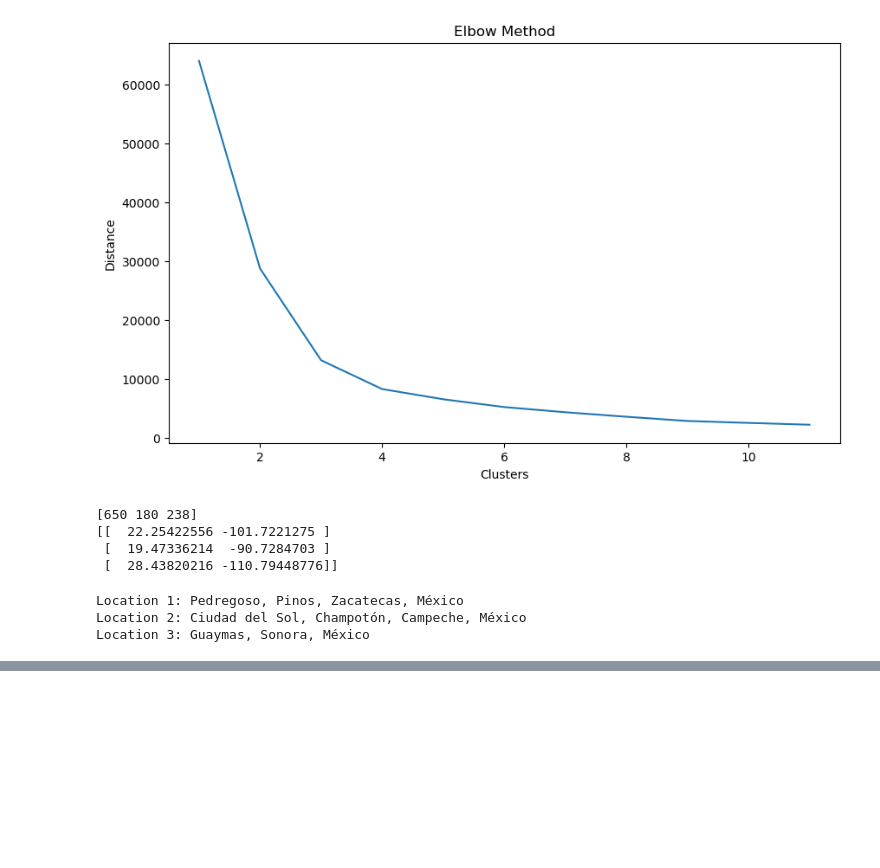
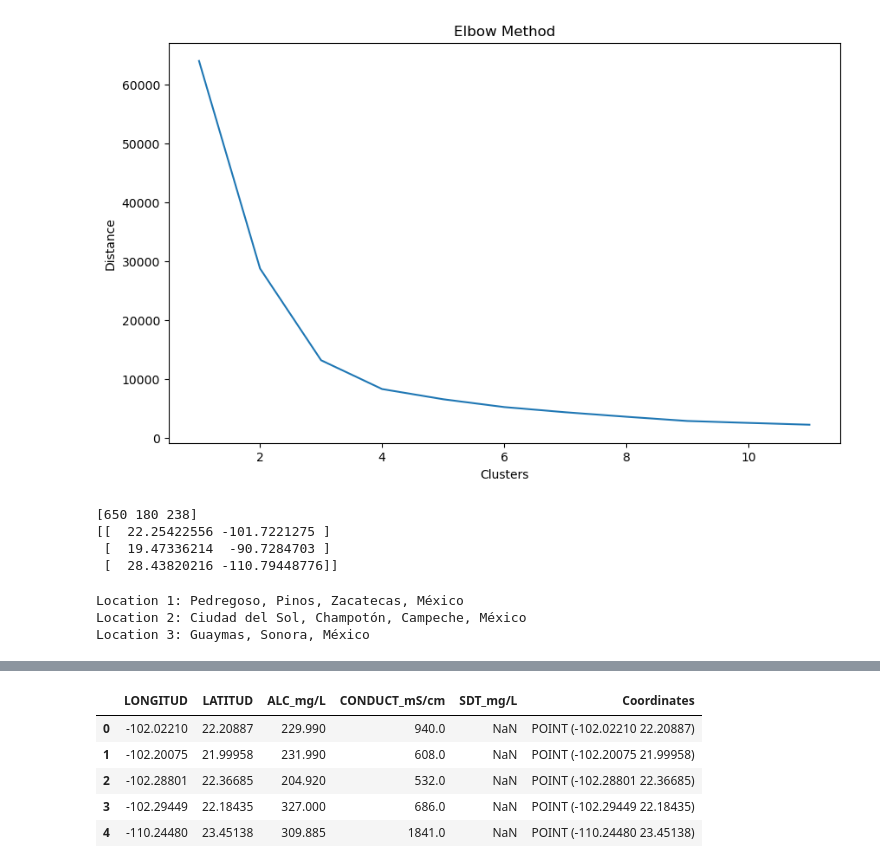
Before and after one commit to PosgradoMNA/actividades-del-projecto-cad_equipo_11, a Jupyter notebook: notebooks/reto_entrega_1.ipynb, the cells around one changed output, grey strips where cells are left out. Cells and saved outputs as stored; diff of their text form; code cells hidden in the pictures; blank space fills up the shorter version.

```diff
--- a/notebooks/reto_entrega_1.ipynb
+++ b/notebooks/reto_entrega_1.ipynb
@@ -97,0 +135,10 @@ Location 3: Guaymas, Sonora, México
+# %%
+gdf = gpd.GeoDataFrame(df_num, geometry="Coordinates")
+gdf.head()
+# %% [output]
+|  | LONGITUD | LATITUD | ALC_mg/L | CONDUCT_mS/cm | SDT_mg/L | Coordinates |
+| 0 | -102.02210 | 22.20887 | 229.990 | 940.0 | NaN | POINT (-102.02210 22.20887) |
+| 1 | -102.20075 | 21.99958 | 231.990 | 608.0 | NaN | POINT (-102.20075 21.99958) |
+| 2 | -102.28801 | 22.36685 | 204.920 | 532.0 | NaN | POINT (-102.28801 22.36685) |
+| 3 | -102.29449 | 22.18435 | 327.000 | 686.0 | NaN | POINT (-102.29449 22.18435) |
+| 4 | -110.24480 | 23.45138 | 309.885 | 1841.0 | NaN | POINT (-110.24480 23.45138) |
```
Also changed, not shown: parts of 7 cells of this notebook.
